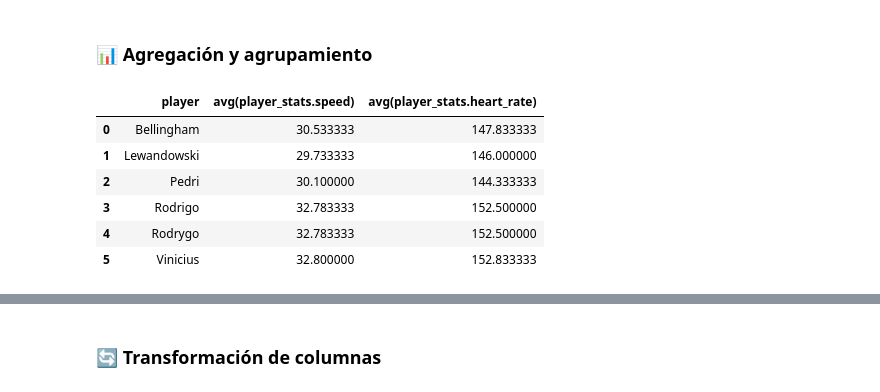
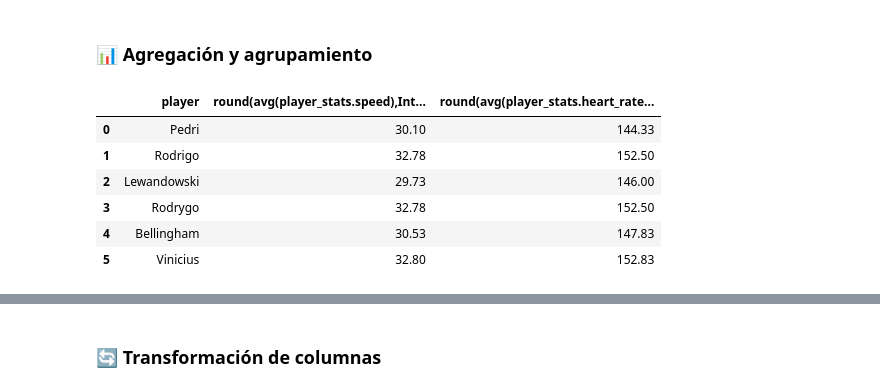
Before and after one commit to codigus-formacion/big-data-processing, a Jupyter notebook: influxdb/1. Ejemplos-basicos.ipynb, the cells around one changed output, grey strips where cells are left out. Saved outputs shown, nothing was run; the diff lists cells and outputs as text; code cells hidden in the pictures.

```diff
--- a/influxdb/1. Ejemplos-basicos.ipynb
+++ b/influxdb/1. Ejemplos-basicos.ipynb
@@ -275,21 +283,21 @@ display(df)
 # %%
 # Calcular la velocidad ('speed') y el pulso cardíaco promedio ('heart_rate') por jugador
 query = """
-SELECT player, AVG(speed), AVG(heart_rate)
+SELECT player, round(AVG(speed), 2), round(AVG(heart_rate), 2)
 FROM player_stats
 GROUP BY player
 """
 table = client.query(query=query)
 df = table.to_pandas()
 display(df)
 # %% [output]
-|  | player | avg(player_stats.speed) | avg(player_stats.heart_rate) |
-| 0 | Bellingham | 30.533333 | 147.833333 |
-| 1 | Lewandowski | 29.733333 | 146.000000 |
-| 2 | Pedri | 30.100000 | 144.333333 |
-| 3 | Rodrigo | 32.783333 | 152.500000 |
-| 4 | Rodrygo | 32.783333 | 152.500000 |
-| 5 | Vinicius | 32.800000 | 152.833333 |
+|  | player | round(avg(player_stats.speed),Int... | round(avg(player_stats.heart_rate... |
+| 0 | Pedri | 30.10 | 144.33 |
+| 1 | Rodrigo | 32.78 | 152.50 |
+| 2 | Lewandowski | 29.73 | 146.00 |
+| 3 | Rodrygo | 32.78 | 152.50 |
+| 4 | Bellingham | 30.53 | 147.83 |
+| 5 | Vinicius | 32.80 | 152.83 |
 # %%
 # Obtener la velocidad máxima ('speed') y mínima ('speed') por jugador
 query = """
```
Also changed, not shown: parts of 6 cells of this notebook.
